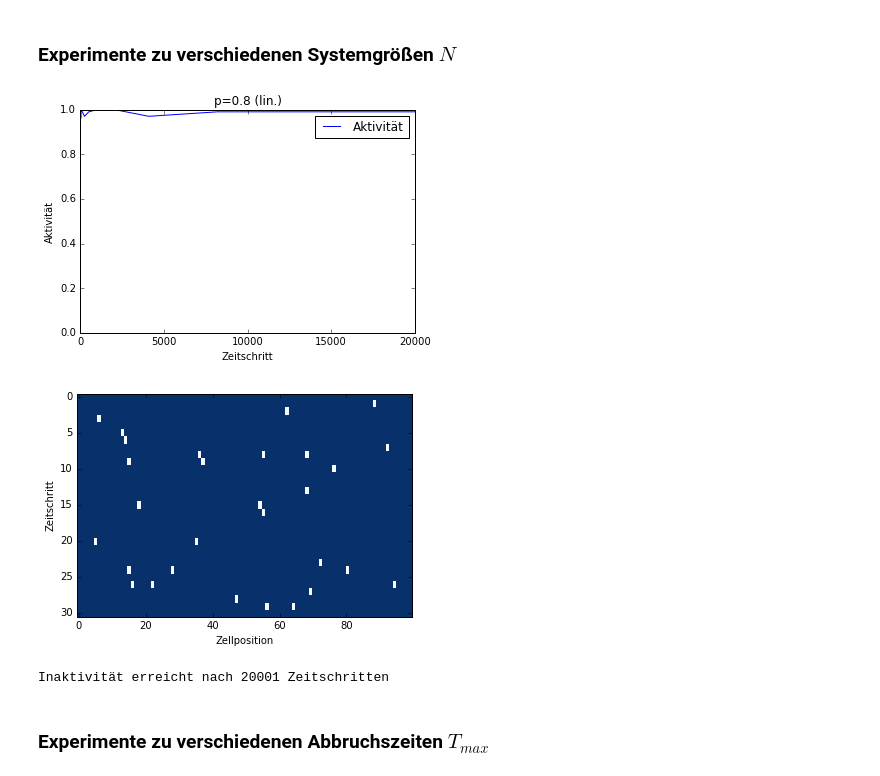
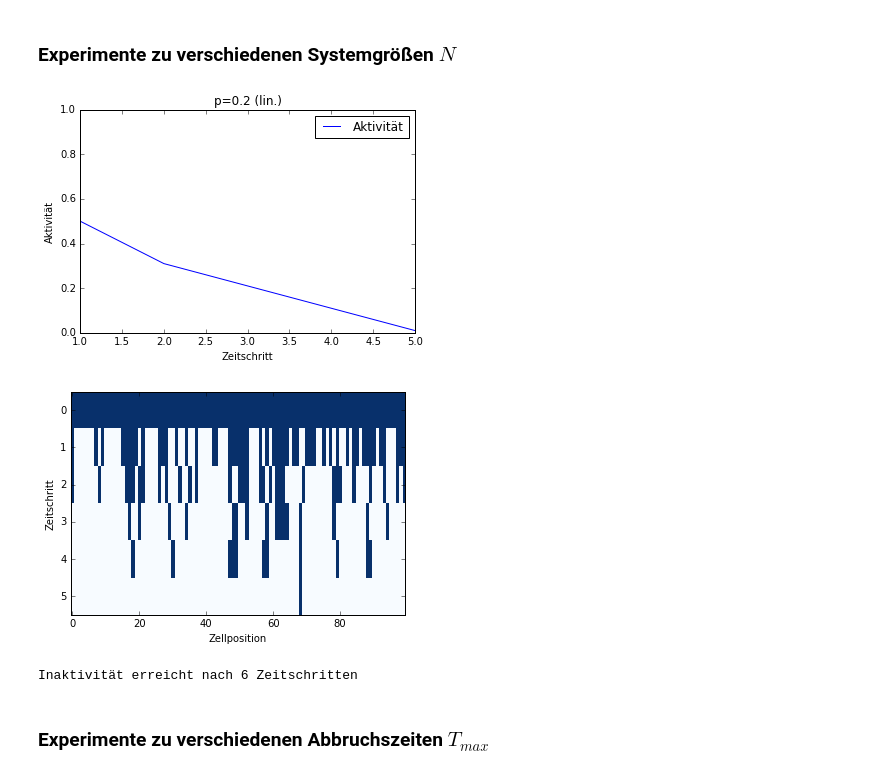
Before and after one commit to KlausMau/Perkolation, a Jupyter notebook: main_body/project_main.ipynb, the cells around one changed output. Cells and saved outputs as stored; diff of their text form; code cells hidden in the pictures.

```diff
--- a/main_body/project_main.ipynb
+++ b/main_body/project_main.ipynb
@@ -166,7 +166,8 @@ def evaluate(x,y,grade=0):
         wb=None
         fehler=None
 
-    D={"yregr":wb,"Tohm":Tohm,"fehler":fehler,"coeffs":M}
+    D={"yregr":wb,"fehler":fehler,"coeffs":M}
+
     return D
 # %% [markdown]
 Regressionsberechner
@@ -498,13 +551,15 @@ def Perdat(N, pmin, pmax, sample, anz):
 # %% [markdown]
 ### Experimente zu verschiedenen Systemgrößen $N$
 # %%
-p=0.8
+p=0.2
 N=100
+Tmax=40
+Tshow=50
 nowplot(*DPerc2(p=p,pa=1,Tmax=Tmax,N=N,Tshow=Tshow),title="p={}".format(p),plottype="lin")
 # %% [output]
-[figure, old version]
+[figure, new version]
-[figure, old version]
+[figure, new version]
-Inaktivität erreicht nach 20001 Zeitschritten
+Inaktivität erreicht nach 6 Zeitschritten
 # %% [markdown]
 ### Experimente zu verschiedenen Abbruchszeiten $T_{max}$
 # %% [markdown]
```
Also changed, not shown: parts of 7 cells of this notebook, 5 other files.
